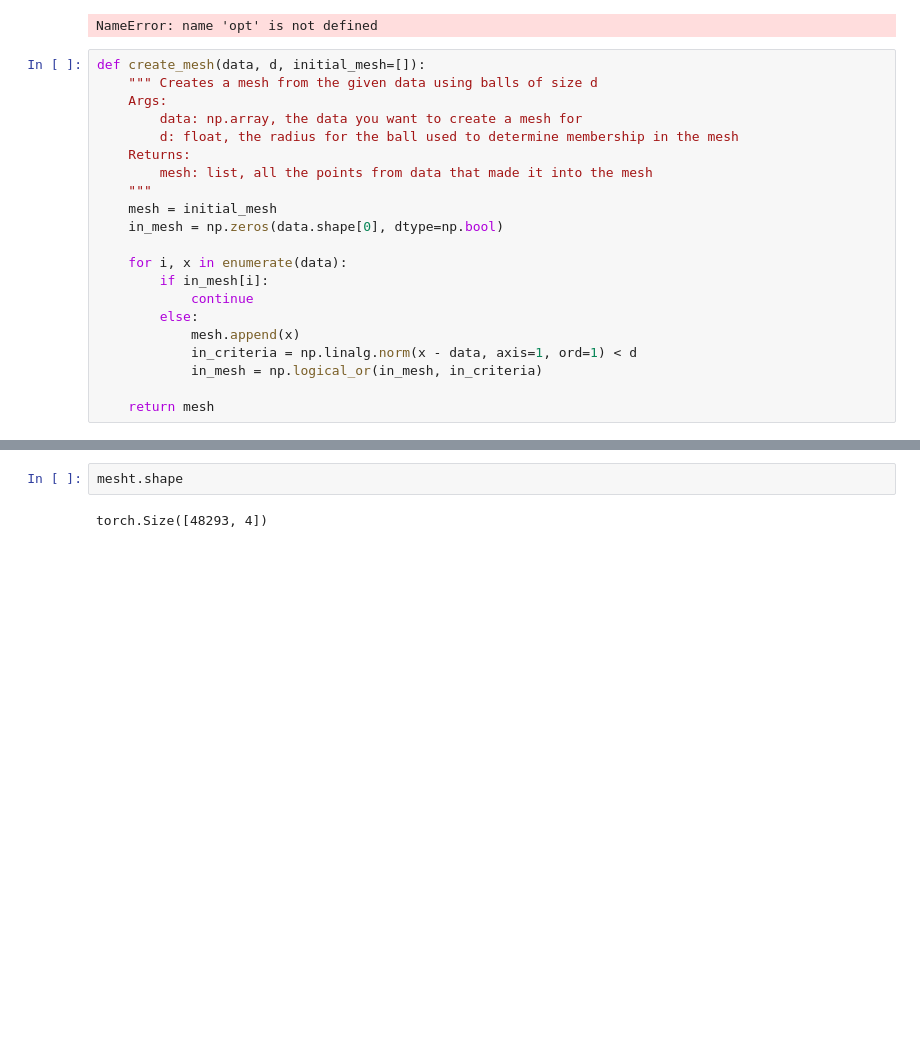
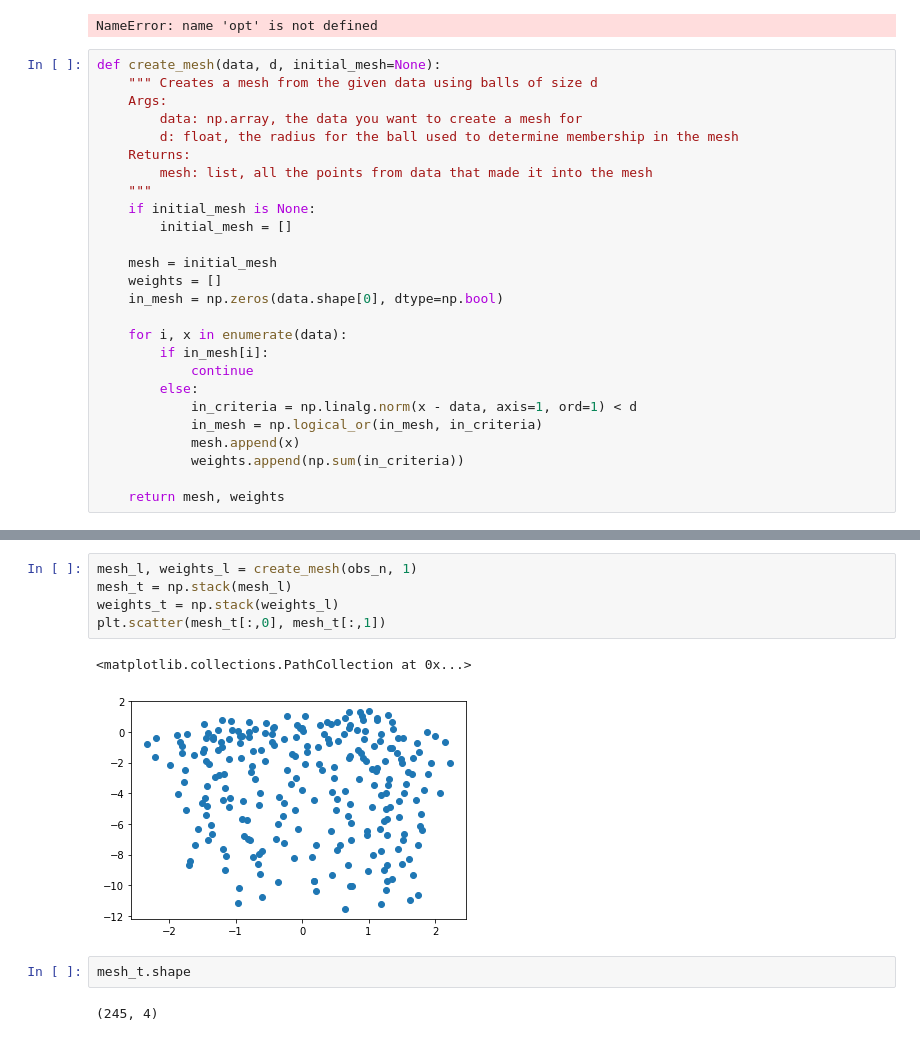
Before and after one commit to sgillen/lorenz, a Jupyter notebook: run_sg/analyze_sg.ipynb, the cells around one changed output, grey strips where cells are left out. Saved outputs shown, nothing was run; the diff lists cells and outputs as text; blank space fills up the shorter version.

```diff
--- a/run_sg/analyze_sg.ipynb
+++ b/run_sg/analyze_sg.ipynb
@@ -511,7 +502,7 @@ plt.show(); plt.figure()
 # %% [output]
 NameError: name 'opt' is not defined
 # %%
-def create_mesh(data, d, initial_mesh=[]):
+def create_mesh(data, d, initial_mesh=None):
     """ Creates a mesh from the given data using balls of size d
     Args:
         data: np.array, the data you want to create a mesh for
@@ -519,18 +510,23 @@ def create_mesh(data, d, initial_mesh=[]):
     Returns:
         mesh: list, all the points from data that made it into the mesh
     """
+    if initial_mesh is None:
+        initial_mesh = []
+
     mesh = initial_mesh
+    weights = []
     in_mesh = np.zeros(data.shape[0], dtype=np.bool)
 
     for i, x in enumerate(data):
         if in_mesh[i]:
             continue
         else:
-            mesh.append(x)
             in_criteria = np.linalg.norm(x - data, axis=1, ord=1) < d
             in_mesh = np.logical_or(in_mesh, in_criteria)
+            mesh.append(x)
+            weights.append(np.sum(in_criteria))
 
-    return mesh
+    return mesh, weights
 # %%
 trial_num = 0
 ws = ws_list[trial_num]
@@ -551,4 +546,12 @@ plt.scatter(mesht[:,0], mesht[:,1])
+# %%
+mesh_l, weights_l = create_mesh(obs_n, 1)
+mesh_t = np.stack(mesh_l)
+weights_t = np.stack(weights_l)
+plt.scatter(mesh_t[:,0], mesh_t[:,1])
+# %% [output]
+<matplotlib.collections.PathCollection at 0x...>
+[figure, added]
 # %%
-mesht.shape
+mesh_t.shape
 # %% [output]
-torch.Size([48293, 4])
+(245, 4)
```
Also changed, not shown: parts of 14 cells of this notebook.
